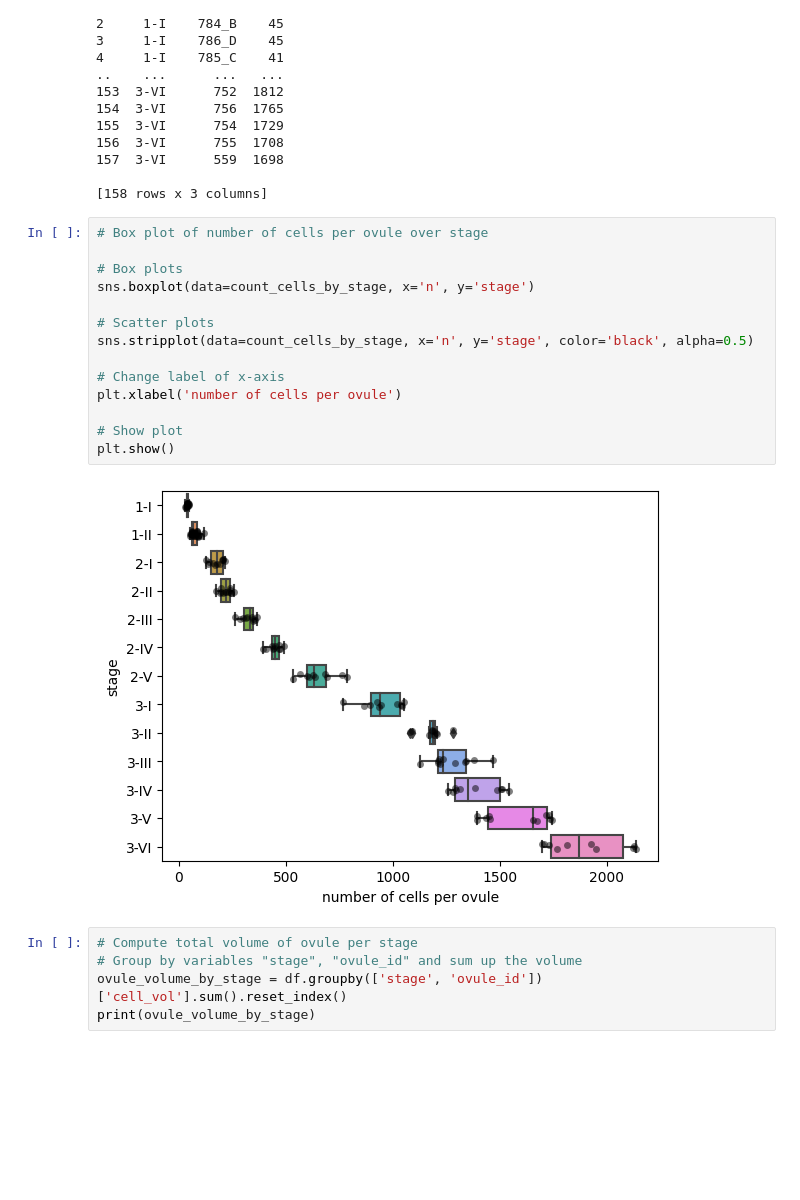
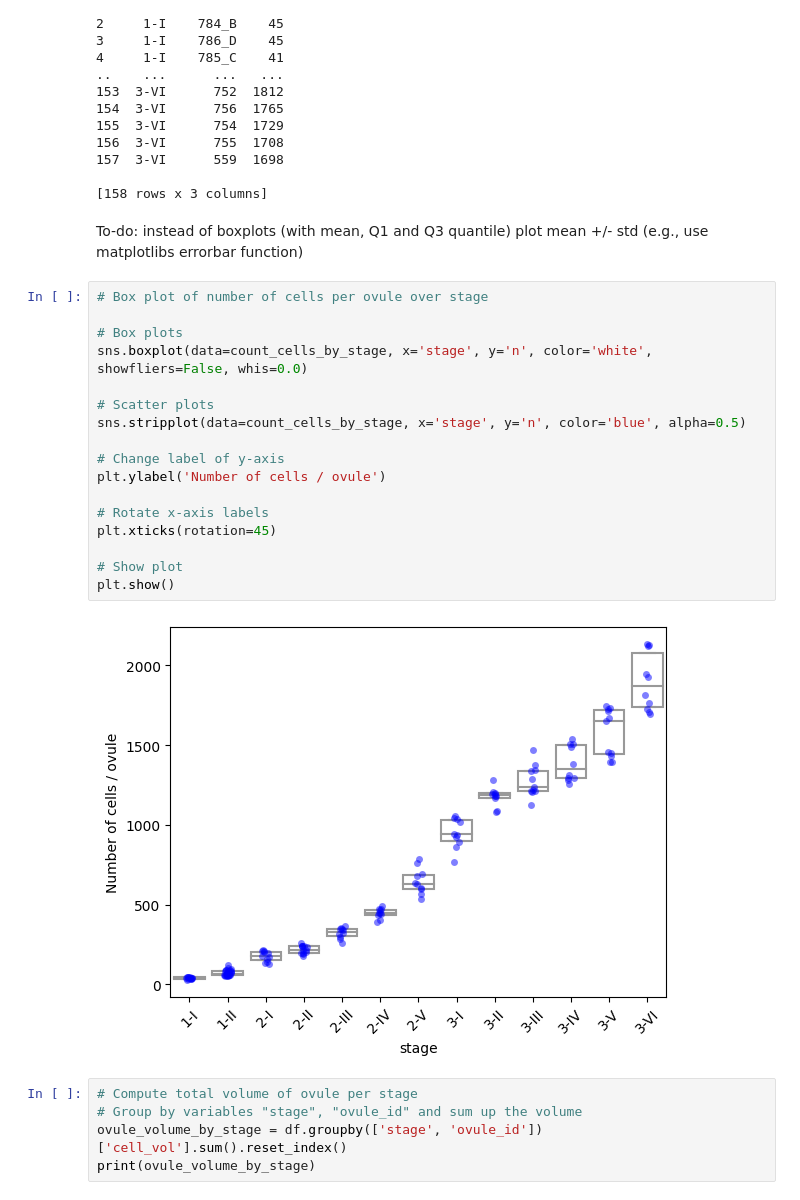
Before and after one commit to SNZLab/3D-ovule-analysis-pipeline, a Jupyter notebook: Automation_pipeline.ipynb, the cells around one changed output. Cells and saved outputs as stored; diff of their text form; blank space fills up the shorter version.

Commit message:
Graphic style

```diff
--- a/Automation_pipeline.ipynb
+++ b/Automation_pipeline.ipynb
@@ -157,22 +157,27 @@ print(count_cells_by_stage)
 157  3-VI      559  1698
 
 [158 rows x 3 columns]
+# %% [markdown]
+To-do: instead of boxplots (with mean, Q1 and Q3 quantile) plot mean +/- std (e.g., use matplotlibs errorbar function)
 # %%
 # Box plot of number of cells per ovule over stage
 
 # Box plots
-sns.boxplot(data=count_cells_by_stage, x='n', y='stage')
+sns.boxplot(data=count_cells_by_stage, x='stage', y='n', color='white', showfliers=False, whis=0.0)
 
 # Scatter plots
-sns.stripplot(data=count_cells_by_stage, x='n', y='stage', color='black', alpha=0.5)
+sns.stripplot(data=count_cells_by_stage, x='stage', y='n', color='blue', alpha=0.5)
 
-# Change label of x-axis
-plt.xlabel('number of cells per ovule')
+# Change label of y-axis
+plt.ylabel('Number of cells / ovule')
+
+# Rotate x-axis labels
+plt.xticks(rotation=45)
 
 # Show plot
 plt.show()
 # %% [output]
-[figure, old version]
+[figure, new version]
 # %%
 # Compute total volume of ovule per stage
 # Group by variables "stage", "ovule_id" and sum up the volume
```
Also changed, not shown: parts of 1 cell of this notebook.
